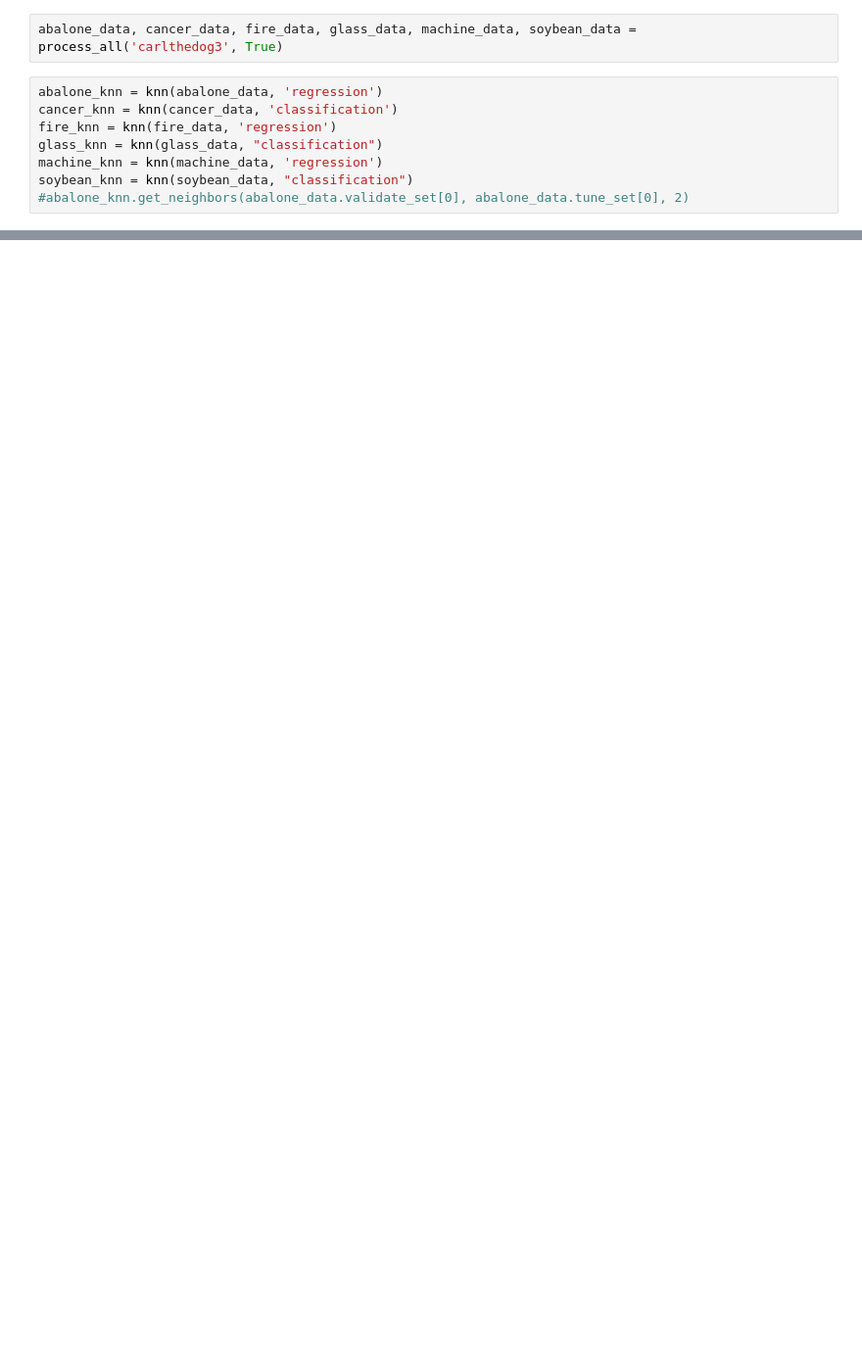
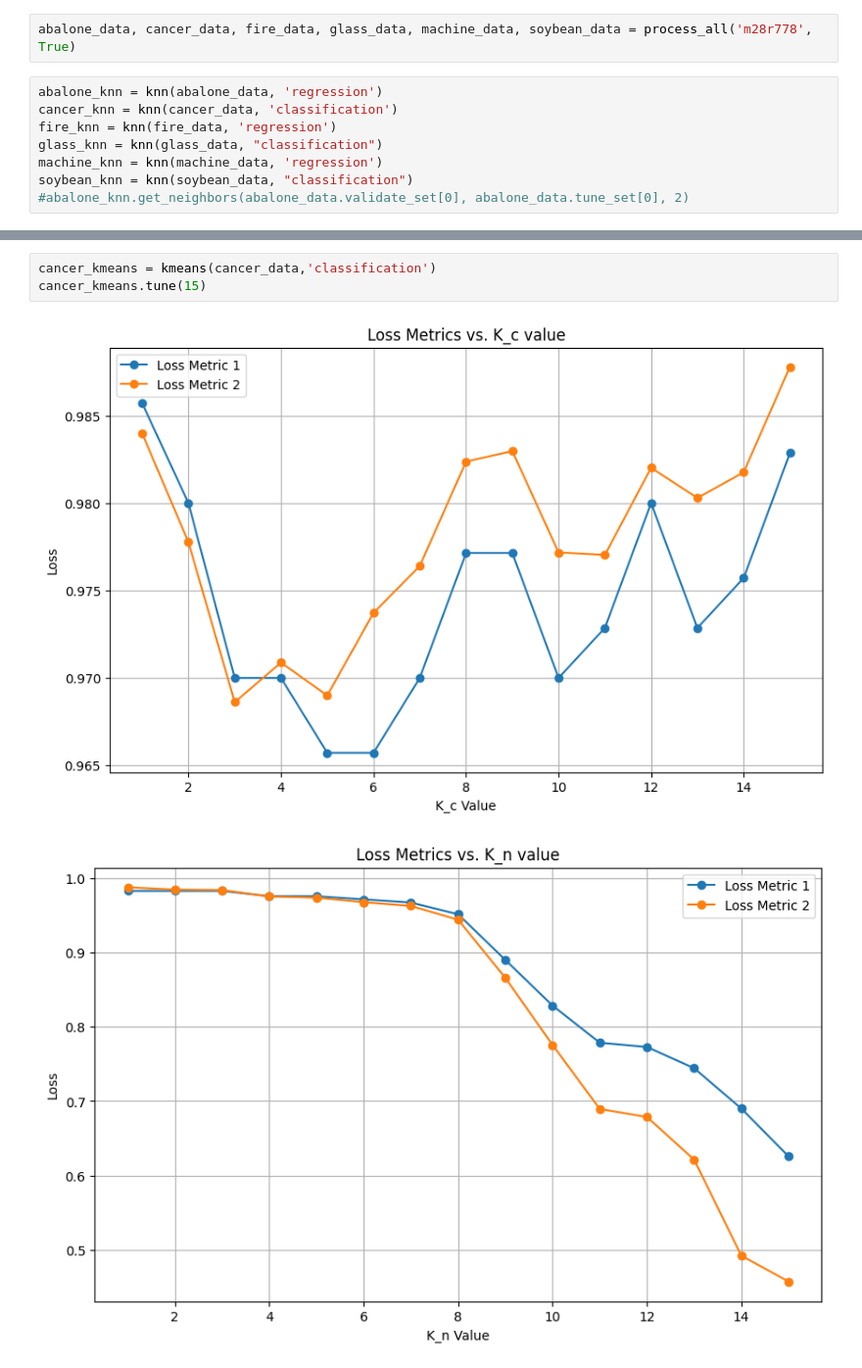
Before and after one commit to Carlos-A-Rivas/CSCI_447, a Jupyter notebook: Project_2/Code/program.ipynb, the cells around one changed output, grey strips where cells are left out. Shown at 98% size. Saved outputs shown, nothing was run; the diff lists cells and outputs as text; blank space fills up the shorter version.

Commit message:
updated kmeans class

```diff
--- a/Project_2/Code/program.ipynb
+++ b/Project_2/Code/program.ipynb
@@ -577,5 +579,5 @@ IndentationError: expected an indented block after function definition on line 1
 # %%
-abalone_data, cancer_data, fire_data, glass_data, machine_data, soybean_data = process_all('carlthedog3', True)
+abalone_data, cancer_data, fire_data, glass_data, machine_data, soybean_data = process_all('m28r778', True)
 # %%
 abalone_knn = knn(abalone_data, 'regression')
 cancer_knn = knn(cancer_data, 'classification')
@@ -593,0 +905,6 @@ soybean_enn = enn(soybean_data, "classification", k_n=soybean_knn.k_n, sigma=soy
+# %%
+cancer_kmeans = kmeans(cancer_data,'classification')
+cancer_kmeans.tune(15)
+# %% [output]
+[figure, added]
+[figure, added]
```
Also changed, not shown: parts of 10 cells of this notebook, 14 other files.
